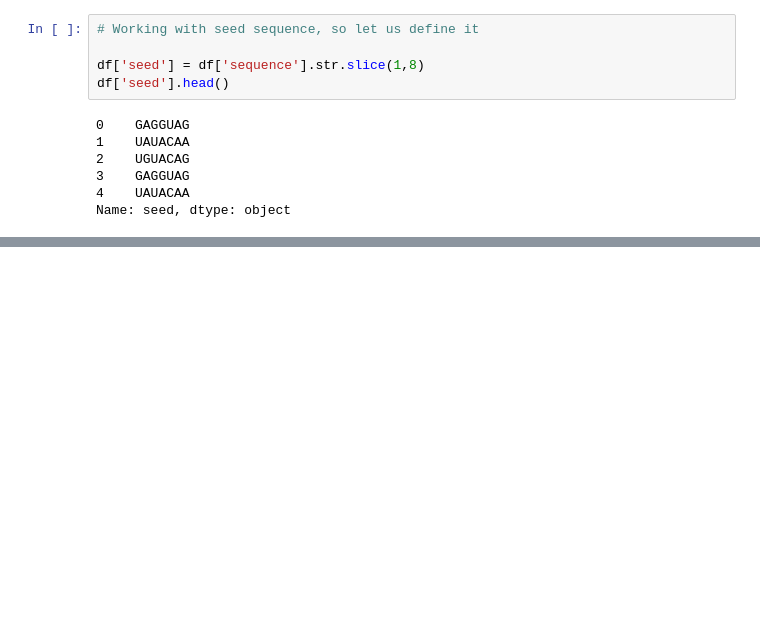
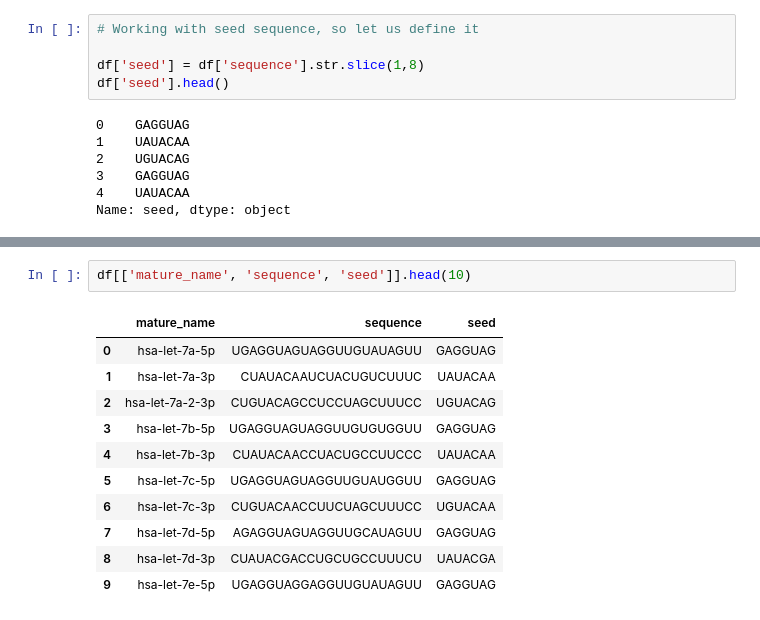
Before and after one commit to pietschM13/miRNA-target-scanner, a Jupyter notebook: notebooks/03_seed_feature_engineering.ipynb, the cells around one changed output, grey strips where cells are left out. Drawn from its saved outputs; the diff is of its cells as text; blank space fills up the shorter version.

```diff
--- a/notebooks/03_seed_feature_engineering.ipynb
+++ b/notebooks/03_seed_feature_engineering.ipynb
@@ -28,0 +37,14 @@ Name: seed, dtype: object
+# %%
+df[['mature_name', 'sequence', 'seed']].head(10)
+# %% [output]
+|  | mature_name | sequence | seed |
+| 0 | hsa-let-7a-5p | UGAGGUAGUAGGUUGUAUAGUU | GAGGUAG |
+| 1 | hsa-let-7a-3p | CUAUACAAUCUACUGUCUUUC | UAUACAA |
+| 2 | hsa-let-7a-2-3p | CUGUACAGCCUCCUAGCUUUCC | UGUACAG |
+| 3 | hsa-let-7b-5p | UGAGGUAGUAGGUUGUGUGGUU | GAGGUAG |
+| 4 | hsa-let-7b-3p | CUAUACAACCUACUGCCUUCCC | UAUACAA |
+| 5 | hsa-let-7c-5p | UGAGGUAGUAGGUUGUAUGGUU | GAGGUAG |
+| 6 | hsa-let-7c-3p | CUGUACAACCUUCUAGCUUUCC | UGUACAA |
+| 7 | hsa-let-7d-5p | AGAGGUAGUAGGUUGCAUAGUU | GAGGUAG |
+| 8 | hsa-let-7d-3p | CUAUACGACCUGCUGCCUUUCU | UAUACGA |
+| 9 | hsa-let-7e-5p | UGAGGUAGGAGGUUGUAUAGUU | GAGGUAG |
```
Also changed, not shown: parts of 12 cells of this notebook, 5 other files.
